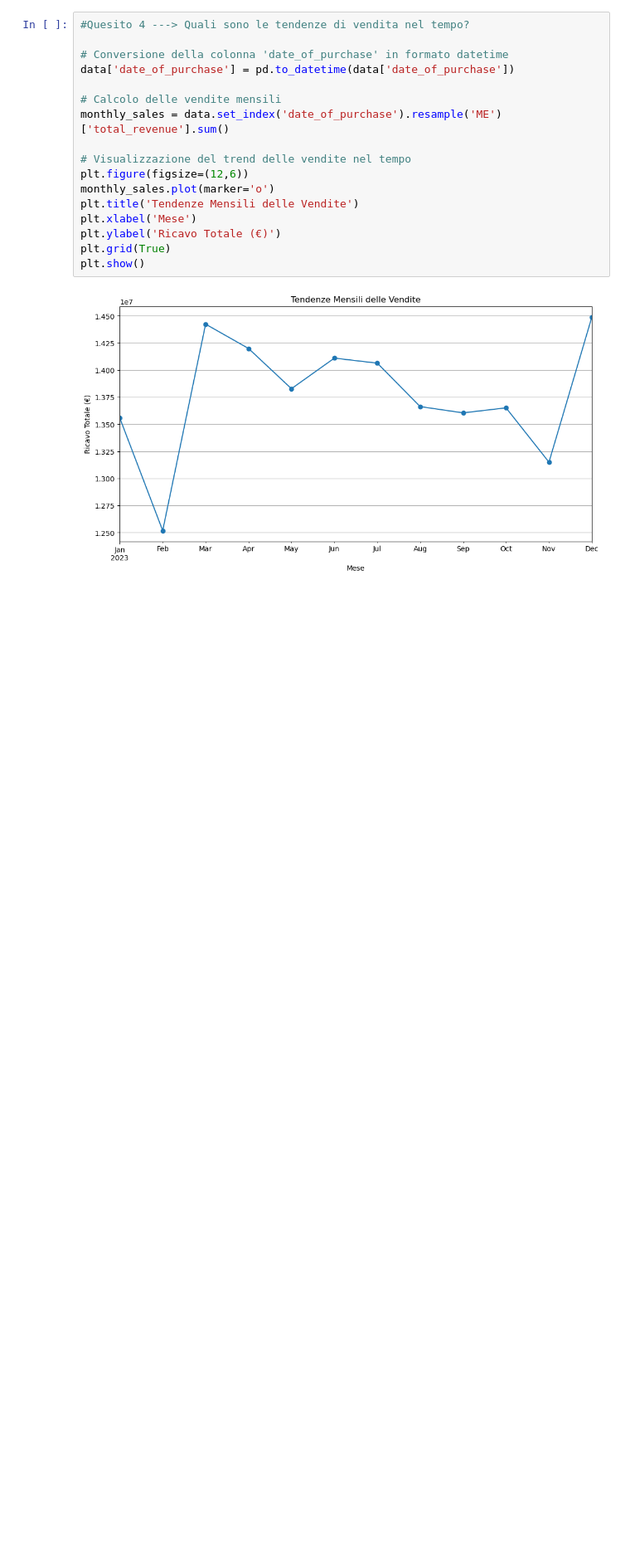
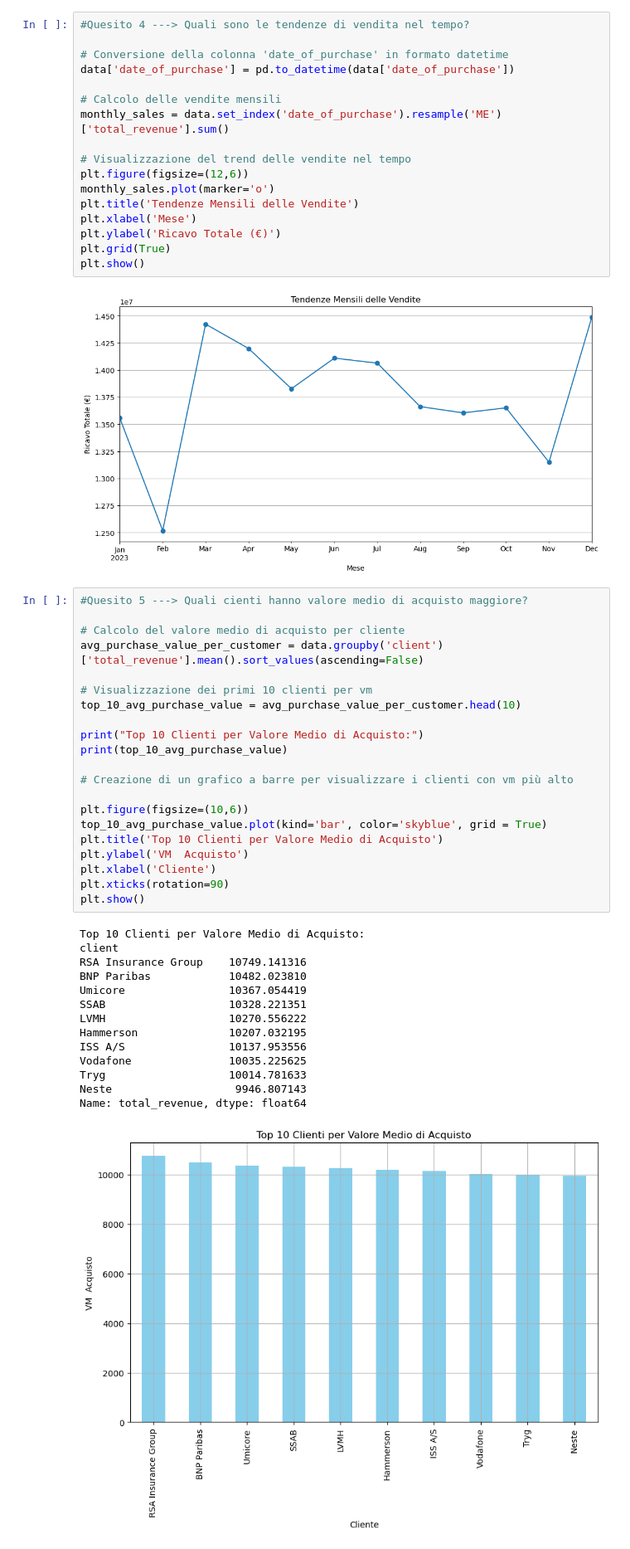
Before and after one commit to RobertoZanolli/European-corporates-sales-analysis, a Jupyter notebook: eu_corporate_sales_analysis.ipynb, the cells around one changed output. Shown at 83% size. Cells and saved outputs as stored; diff of their text form; blank space fills up the shorter version.

```diff
--- a/eu_corporate_sales_analysis.ipynb
+++ b/eu_corporate_sales_analysis.ipynb
@@ -139,3 +146,39 @@ plt.grid(True)
 plt.show()
 # %% [output]
 [figure]
+# %%
+#Quesito 5 ---> Quali cienti hanno valore medio di acquisto maggiore?
+
+# Calcolo del valore medio di acquisto per cliente
+avg_purchase_value_per_customer = data.groupby('client')['total_revenue'].mean().sort_values(ascending=False)
+
+# Visualizzazione dei primi 10 clienti per vm
+top_10_avg_purchase_value = avg_purchase_value_per_customer.head(10)
+
+print("Top 10 Clienti per Valore Medio di Acquisto:")
+print(top_10_avg_purchase_value)
+
+# Creazione di un grafico a barre per visualizzare i clienti con vm più alto
+
+plt.figure(figsize=(10,6))
+top_10_avg_purchase_value.plot(kind='bar', color='skyblue', grid = True)
+plt.title('Top 10 Clienti per Valore Medio di Acquisto')
+plt.ylabel('VM  Acquisto')
+plt.xlabel('Cliente')
+plt.xticks(rotation=90)
+plt.show()
+# %% [output]
+Top 10 Clienti per Valore Medio di Acquisto:
+client
+RSA Insurance Group    10749.141316
+BNP Paribas            10482.023810
+Umicore                10367.054419
+SSAB                   10328.221351
+LVMH                   10270.556222
+Hammerson              10207.032195
+ISS A/S                10137.953556
+Vodafone               10035.225625
+Tryg                   10014.781633
+Neste                   9946.807143
+Name: total_revenue, dtype: float64
+[figure, added]
```
Also changed, not shown: parts of 2 cells of this notebook.
